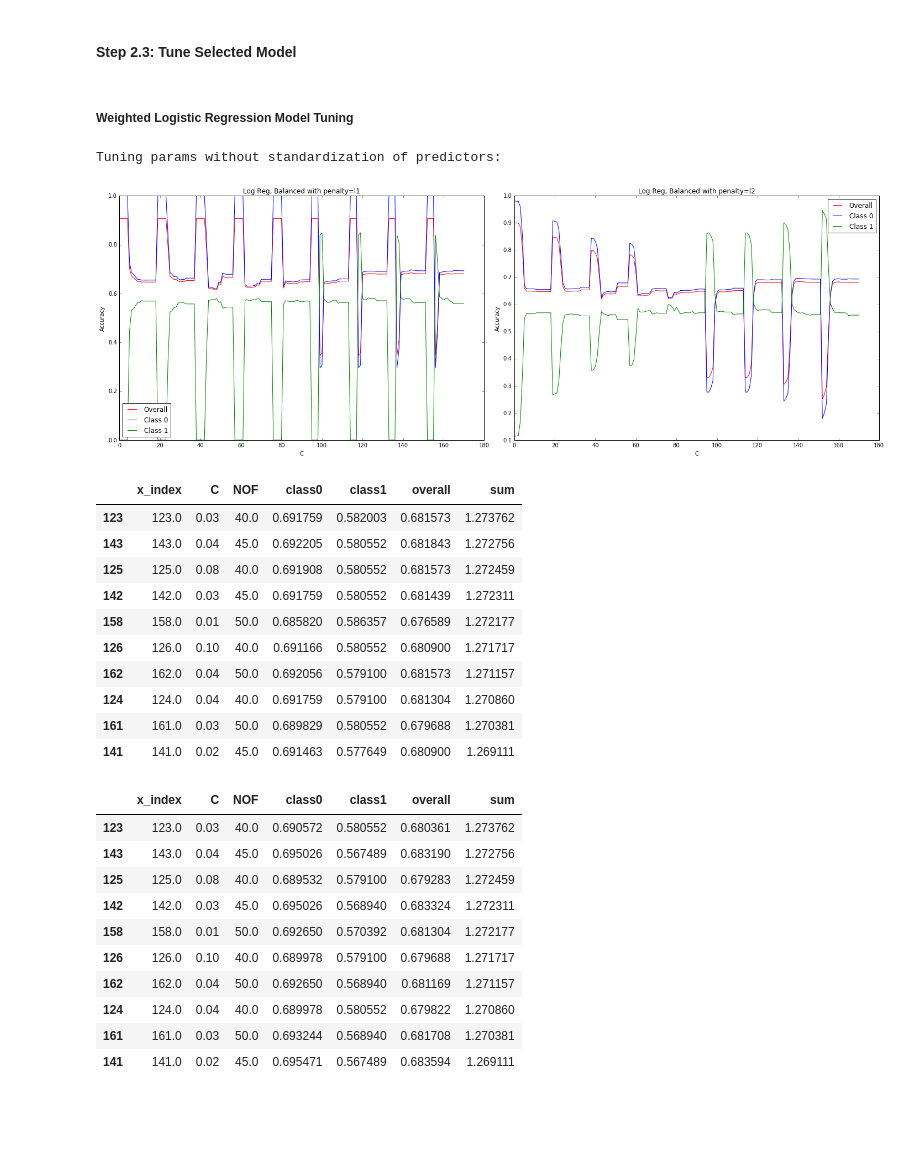
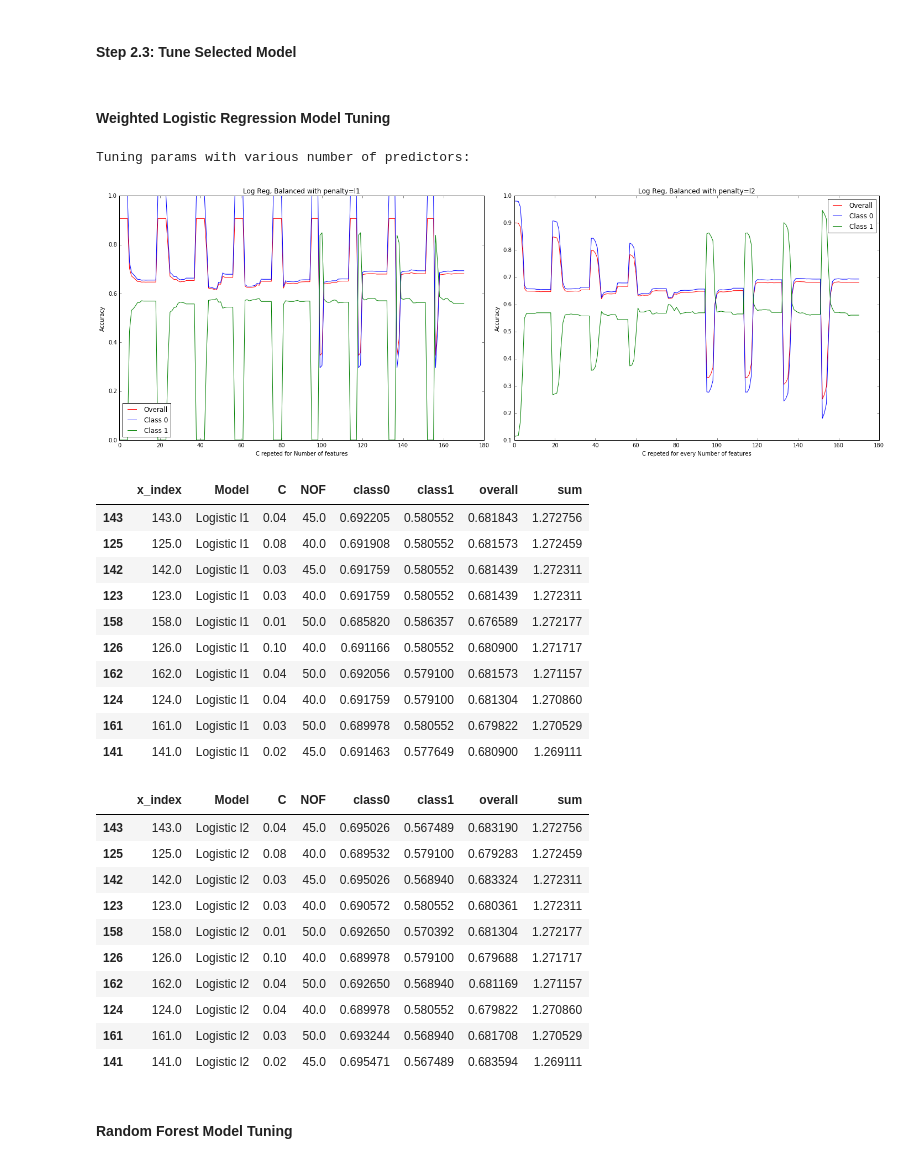
Before and after one commit to harvard-team-pivot/epilepsy-prediction, a Jupyter notebook: docs/ipynb/40_model_02.ipynb, the cells around one changed output. Cells and saved outputs as stored; diff of their text form; code cells hidden in the pictures; blank space fills up the shorter version.

```diff
--- a/docs/ipynb/40_model_02.ipynb
+++ b/docs/ipynb/40_model_02.ipynb
@@ -66,12 +67,11 @@ def get_best_feature(num_of_features,df,x_train, y_train):
     selected_features_columns =  df.columns[selected_features].values
     return selected_features_columns
 # %% [markdown]
-##### Weighted Logistic Regression Model Tuning
+#### Weighted Logistic Regression Model Tuning
 # %%
 ### Logistic Model Tuning
 
 def tune_logistic_reg_model():
-    #c_list = [0.00000001,0.0000001,0.000001,0.00001,0.0001, 0.001,0.01,0.015,0.02,0.03,0.04,0.08]
     c_list = [0.00000001,0.0000001,0.000001,0.00001,0.0001, 0.001,0.01,0.015,0.02,0.03,0.04,0.08,0.1,1,10,100,10000,100000,1000000]
     l1_overall = []
     l1_class_0 = []
@@ -82,8 +82,8 @@ def tune_logistic_reg_model():
     no_of_features = [10,15,20,25,30,35,40,45,50]
     x_index =[]
     count = 0
-    x_l1_df = pd.DataFrame(columns=('x_index', 'C', 'NOF', 'class0', 'class1','overall'))
-    x_l2_df = pd.DataFrame(columns=('x_index', 'C', 'NOF', 'class0', 'class1','overall'))
+    x_l1_df = pd.DataFrame(columns=('x_index','Model', 'C', 'NOF', 'class0', 'class1','overall'))
+    x_l2_df = pd.DataFrame(columns=('x_index','Model', 'C', 'NOF', 'class0', 'class1','overall'))
 
     for nof in no_of_features:
         # Split data for all features
@@ -112,7 +112,7 @@ def tune_logistic_reg_model():
             l1_class_0.append(logistic_scores['accuracy on class 0'])
             l1_class_1.append(logistic_scores['accuracy on class 1'])
 
-            x_l1_df.loc[count] = {'x_index':count, 'C':c, 'NOF':nof , 'class0':logistic_scores['accuracy on class 0'], 'class1':logistic_scores['accuracy on class 1'],'overall':logistic_scores['overall accuracy']}
+            x_l1_df.loc[count] = {'x_index':count,'Model':'Logistic l1', 'C':c, 'NOF':nof , 'class0':logistic_scores['accuracy on class 0'], 'class1':logistic_scores['accuracy on class 1'],'overall':logistic_scores['overall accuracy']}
 
             logistic = LogisticRegression(class_weight='balanced',C=c,penalty='l2')
             logistic.fit(x_train, y_train)
@@ -124,74 +124,70 @@ def tune_logistic_reg_model():
 
 
 
-            x_l2_df.loc[count] = {'x_index':count, 'C':c, 'NOF':nof , 'class0':logistic_scores['accuracy on class 0'], 'class1':logistic_scores['accuracy on class 1'],'overall':logistic_scores['overall accuracy']}
+            x_l2_df.loc[count] = {'x_index':count,'Model':'Logistic l2', 'C':c, 'NOF':nof , 'class0':logistic_scores['accuracy on class 0'], 'class1':logistic_scores['accuracy on class 1'],'overall':logistic_scores['overall accuracy']}
             count = count +1
-
-
-    #best_l1_class_1_accuracy = np.argmax(l1_class_1)
-    #best_l2_class_1_accuracy = np.argmax(l2_class_1)
-    #print "Best Class 1 accuracy is for L1 and C: " , c_list[best_l1_class_1_accuracy] , " Class 1: ",round(l1_class_1[best_l1_class_1_accuracy],5) , " Class 0: ",round(l1_class_0[best_l1_class_1_accuracy],5)
-    #print "Best Class 1 accuracy is for L2 and C: " , c_list[best_l2_class_1_accuracy] , " Class 1: ",round(l2_class_1[best_l2_class_1_accuracy],5) , " Class 0: ",round(l2_class_0[best_l2_class_1_accuracy],5)
 
     # Plot the results
     fig, ax = plt.subplots(1, 2, figsize=(20, 7))
     ax[0].plot(x_index,l1_overall,color='r',label='Overall')
     ax[0].plot(x_index,l1_class_0,color='b',label='Class 0')
     ax[0].plot(x_index,l1_class_1,color='g',label='Class 1')
     ax[0].set_title("Log Reg, Balanced with penalty=l1")
-    ax[0].set_xlabel('C')
+    ax[0].set_xlabel('C repeted for Number of features')
     ax[0].set_ylabel('Accuracy')
     ax[0].legend(loc = 'best')
 
     ax[1].plot(x_index,l2_overall,color='r',label='Overall')
     ax[1].plot(x_index,l2_class_0,color='b',label='Class 0')
     ax[1].plot(x_index,l2_class_1,color='g',label='Class 1')
     ax[1].set_title("Log Reg, Balanced with penalty=l2")
-    ax[1].set_xlabel('C')
+    ax[1].set_xlabel('C repeted for every Number of features')
     ax[1].set_ylabel('Accuracy')
     ax[1].legend(loc = 'best')
 
     plt.tight_layout()
     plt.show()
 
     return x_l1_df , x_l2_df
 
 
 # Tune without standarization
-print "Tuning params without standardization of predictors:"
+print "Tuning params with various number of predictors:"
 tune_params_l1 , tune_params_l2 = tune_logistic_reg_model()
 # %% [output]
-Tuning params without standardization of predictors:
+Tuning params with various number of predictors:
-[figure, old version]
+[figure, new version]
 # %%
 # Logistic with l1 penalty
 tune_params_l1['sum'] = tune_params_l1['class0'] + tune_params_l1['class1']
 tune_params_l1.sort_values(['sum'], ascending=[False]).head(10)
 # %% [output]
-|  | x_index | C | NOF | class0 | class1 | overall | sum |
-| 123 | 123.0 | 0.03 | 40.0 | 0.691759 | 0.582003 | 0.681573 | 1.273762 |
-| 143 | 143.0 | 0.04 | 45.0 | 0.692205 | 0.580552 | 0.681843 | 1.272756 |
-| 125 | 125.0 | 0.08 | 40.0 | 0.691908 | 0.580552 | 0.681573 | 1.272459 |
-| 142 | 142.0 | 0.03 | 45.0 | 0.691759 | 0.580552 | 0.681439 | 1.272311 |
-| 158 | 158.0 | 0.01 | 50.0 | 0.685820 | 0.586357 | 0.676589 | 1.272177 |
-| 126 | 126.0 | 0.10 | 40.0 | 0.691166 | 0.580552 | 0.680900 | 1.271717 |
-| 162 | 162.0 | 0.04 | 50.0 | 0.692056 | 0.579100 | 0.681573 | 1.271157 |
-| 124 | 124.0 | 0.04 | 40.0 | 0.691759 | 0.579100 | 0.681304 | 1.270860 |
-| 161 | 161.0 | 0.03 | 50.0 | 0.689829 | 0.580552 | 0.679688 | 1.270381 |
-| 141 | 141.0 | 0.02 | 45.0 | 0.691463 | 0.577649 | 0.680900 | 1.269111 |
+|  | x_index | Model | C | NOF | class0 | class1 | overall | sum |
+| 143 | 143.0 | Logistic l1 | 0.04 | 45.0 | 0.692205 | 0.580552 | 0.681843 | 1.272756 |
+| 125 | 125.0 | Logistic l1 | 0.08 | 40.0 | 0.691908 | 0.580552 | 0.681573 | 1.272459 |
+| 142 | 142.0 | Logistic l1 | 0.03 | 45.0 | 0.691759 | 0.580552 | 0.681439 | 1.272311 |
+| 123 | 123.0 | Logistic l1 | 0.03 | 40.0 | 0.691759 | 0.580552 | 0.681439 | 1.272311 |
+| 158 | 158.0 | Logistic l1 | 0.01 | 50.0 | 0.685820 | 0.586357 | 0.676589 | 1.272177 |
+| 126 | 126.0 | Logistic l1 | 0.10 | 40.0 | 0.691166 | 0.580552 | 0.680900 | 1.271717 |
+| 162 | 162.0 | Logistic l1 | 0.04 | 50.0 | 0.692056 | 0.579100 | 0.681573 | 1.271157 |
+| 124 | 124.0 | Logistic l1 | 0.04 | 40.0 | 0.691759 | 0.579100 | 0.681304 | 1.270860 |
+| 161 | 161.0 | Logistic l1 | 0.03 | 50.0 | 0.689978 | 0.580552 | 0.679822 | 1.270529 |
+| 141 | 141.0 | Logistic l1 | 0.02 | 45.0 | 0.691463 | 0.577649 | 0.680900 | 1.269111 |
 # %%
 # Logistic with l2 penalty
 tune_params_l2['sum'] = tune_params_l1['class0'] + tune_params_l1['class1']
 tune_params_l2.sort_values(['sum'], ascending=[False]).head(10)
 # %% [output]
-|  | x_index | C | NOF | class0 | class1 | overall | sum |
-| 123 | 123.0 | 0.03 | 40.0 | 0.690572 | 0.580552 | 0.680361 | 1.273762 |
-| 143 | 143.0 | 0.04 | 45.0 | 0.695026 | 0.567489 | 0.683190 | 1.272756 |
-| 125 | 125.0 | 0.08 | 40.0 | 0.689532 | 0.579100 | 0.679283 | 1.272459 |
-| 142 | 142.0 | 0.03 | 45.0 | 0.695026 | 0.568940 | 0.683324 | 1.272311 |
-| 158 | 158.0 | 0.01 | 50.0 | 0.692650 | 0.570392 | 0.681304 | 1.272177 |
-| 126 | 126.0 | 0.10 | 40.0 | 0.689978 | 0.579100 | 0.679688 | 1.271717 |
-| 162 | 162.0 | 0.04 | 50.0 | 0.692650 | 0.568940 | 0.681169 | 1.271157 |
-| 124 | 124.0 | 0.04 | 40.0 | 0.689978 | 0.580552 | 0.679822 | 1.270860 |
-| 161 | 161.0 | 0.03 | 50.0 | 0.693244 | 0.568940 | 0.681708 | 1.270381 |
-| 141 | 141.0 | 0.02 | 45.0 | 0.695471 | 0.567489 | 0.683594 | 1.269111 |
+|  | x_index | Model | C | NOF | class0 | class1 | overall | sum |
+| 143 | 143.0 | Logistic l2 | 0.04 | 45.0 | 0.695026 | 0.567489 | 0.683190 | 1.272756 |
+| 125 | 125.0 | Logistic l2 | 0.08 | 40.0 | 0.689532 | 0.579100 | 0.679283 | 1.272459 |
+| 142 | 142.0 | Logistic l2 | 0.03 | 45.0 | 0.695026 | 0.568940 | 0.683324 | 1.272311 |
+| 123 | 123.0 | Logistic l2 | 0.03 | 40.0 | 0.690572 | 0.580552 | 0.680361 | 1.272311 |
+| 158 | 158.0 | Logistic l2 | 0.01 | 50.0 | 0.692650 | 0.570392 | 0.681304 | 1.272177 |
+| 126 | 126.0 | Logistic l2 | 0.10 | 40.0 | 0.689978 | 0.579100 | 0.679688 | 1.271717 |
+| 162 | 162.0 | Logistic l2 | 0.04 | 50.0 | 0.692650 | 0.568940 | 0.681169 | 1.271157 |
+| 124 | 124.0 | Logistic l2 | 0.04 | 40.0 | 0.689978 | 0.580552 | 0.679822 | 1.270860 |
+| 161 | 161.0 | Logistic l2 | 0.03 | 50.0 | 0.693244 | 0.568940 | 0.681708 | 1.270529 |
+| 141 | 141.0 | Logistic l2 | 0.02 | 45.0 | 0.695471 | 0.567489 | 0.683594 | 1.269111 |
+# %% [markdown]
+#### Random Forest Model Tuning
```
Also changed, not shown: parts of 9 cells of this notebook, 7 other files.
